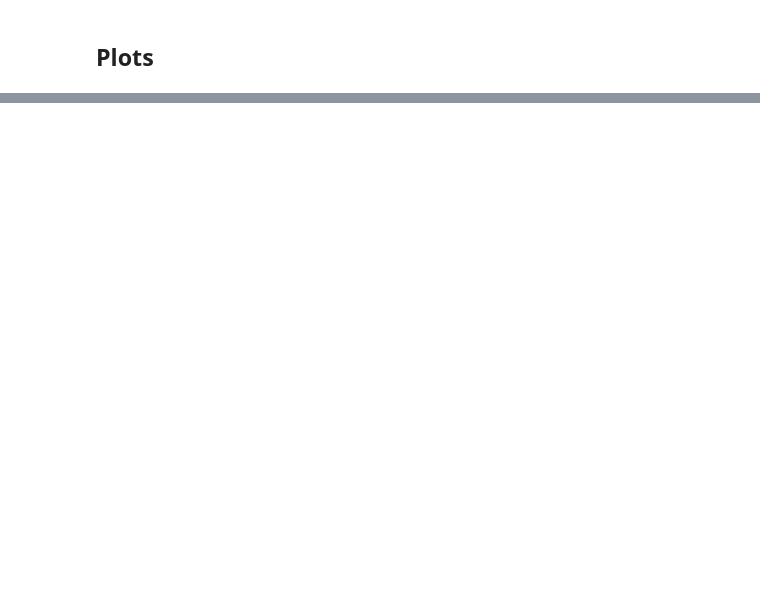
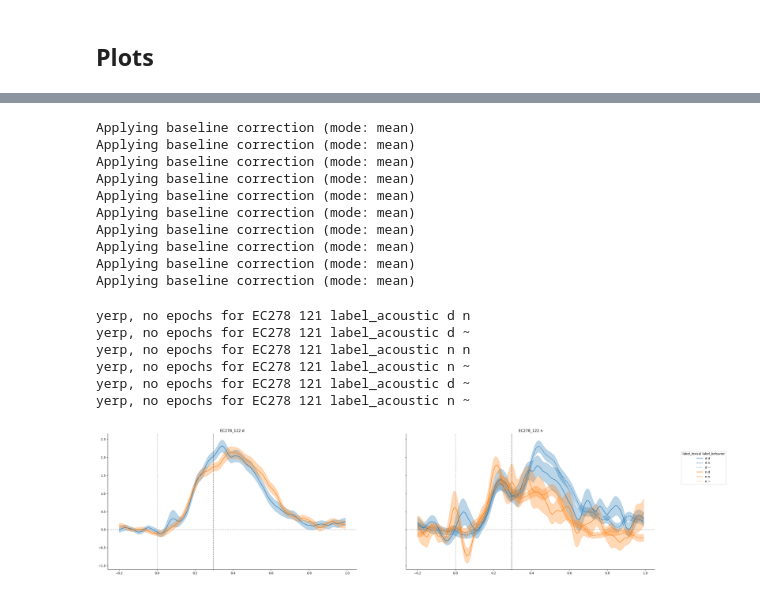
Before and after one commit to hans/barakeet, a Jupyter notebook: notebooks/epoched_plots.ipynb, the cells around one changed output, grey strips where cells are left out. Drawn from its saved outputs; the diff is of its cells as text; code cells hidden in the pictures; blank space fills up the shorter version.

```diff
--- a/notebooks/epoched_plots.ipynb
+++ b/notebooks/epoched_plots.ipynb
@@ -206,3 +361,23 @@ plot_specs = {
+# %%
+plot_mismatch_with_behavior("EC278", 121, "dn")
+# %% [output]
+Applying baseline correction (mode: mean)
+Applying baseline correction (mode: mean)
+Applying baseline correction (mode: mean)
+Applying baseline correction (mode: mean)
+Applying baseline correction (mode: mean)
+Applying baseline correction (mode: mean)
+Applying baseline correction (mode: mean)
+Applying baseline correction (mode: mean)
+Applying baseline correction (mode: mean)
+Applying baseline correction (mode: mean)
+yerp, no epochs for EC278 121 label_acoustic d n
+yerp, no epochs for EC278 121 label_acoustic d ~
+yerp, no epochs for EC278 121 label_acoustic n n
+yerp, no epochs for EC278 121 label_acoustic n ~
+yerp, no epochs for EC278 121 label_acoustic d ~
+yerp, no epochs for EC278 121 label_acoustic n ~
+[figure, added]
 # %%
 for (eoi_source, feature_block), plot_spec in tqdm(plot_specs.items()):
     for suffix, kwargs in tqdm(plot_spec.items(), leave=False):
```
Also changed, not shown: parts of 8 cells of this notebook, 1 other file.
